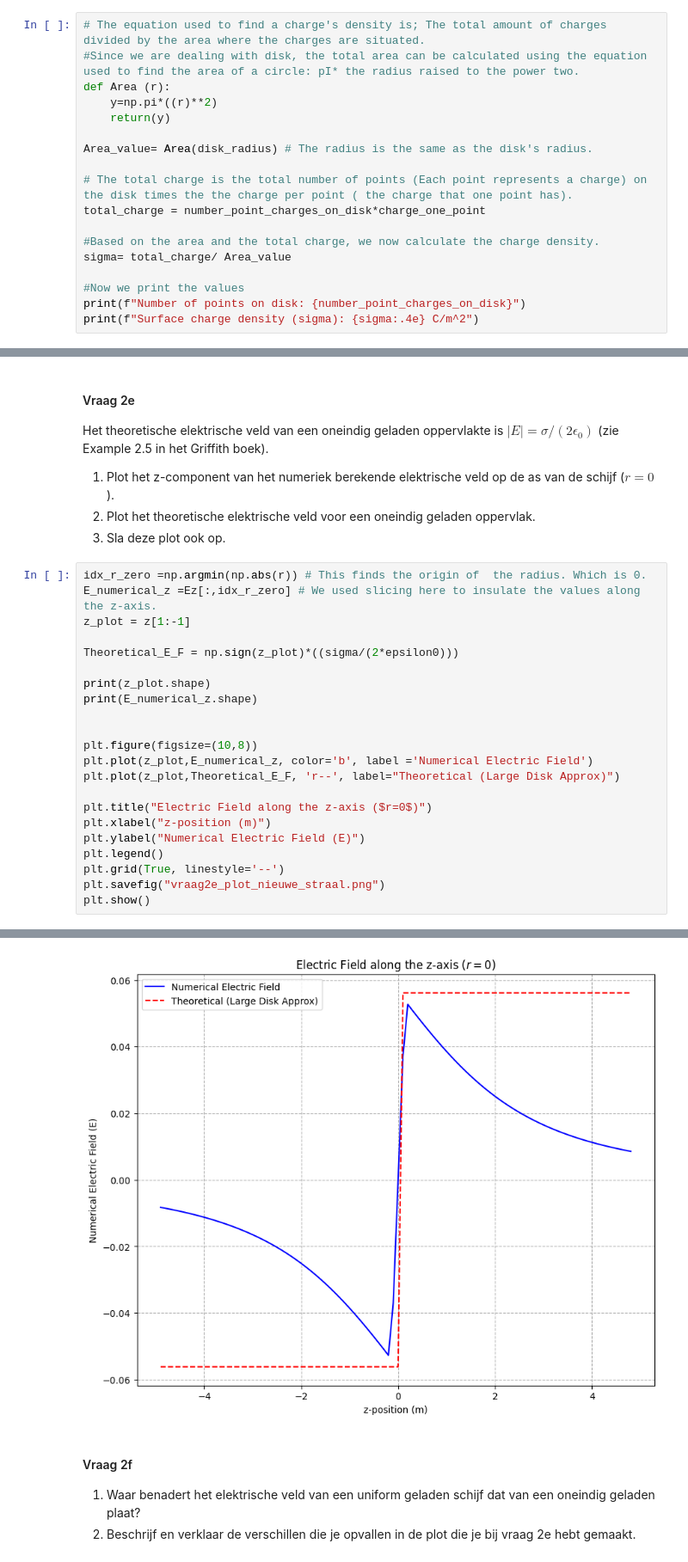
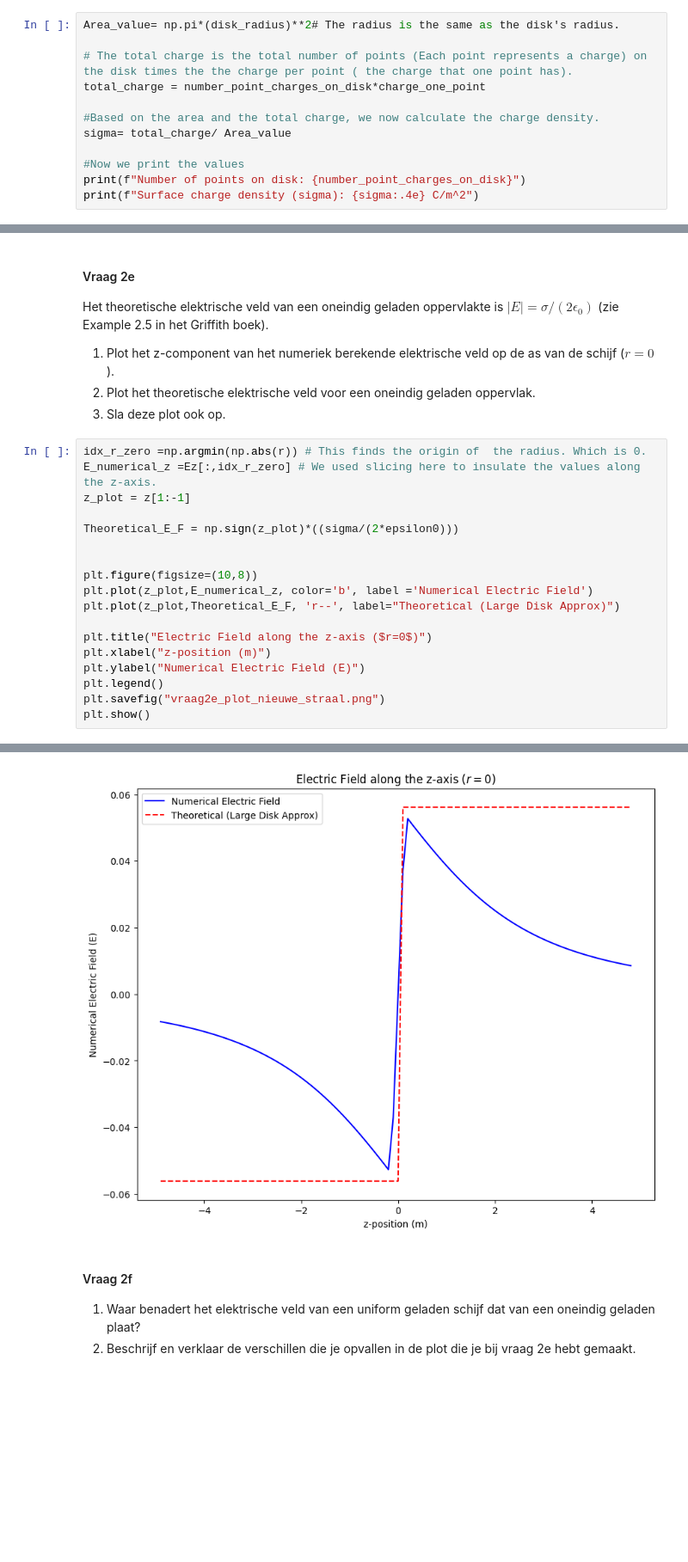
Before and after one commit to sralmulder-hash/opdrachten-DEF-D, a Jupyter notebook: DigitaleOntwerpopdrachten/1CondensatorOpdracht/CondensatorOntwerpopdracht.ipynb, the cells around one changed output, grey strips where cells are left out. Shown at 86% size. Cells and saved outputs as stored; diff of their text form; blank space fills up the shorter version.

```diff
--- a/DigitaleOntwerpopdrachten/1CondensatorOpdracht/CondensatorOntwerpopdracht.ipynb
+++ b/DigitaleOntwerpopdrachten/1CondensatorOpdracht/CondensatorOntwerpopdracht.ipynb
@@ -218,13 +218,7 @@ Pas de cel die je in vraag 2a hebt aangepast weer aan naar de originele waardes.
 Het aantal punten dat gebruikt wordt om de schijf te creëren is number_point_charges_on_disk en de lading van een punt is charge_one_point in Coulomb.
 1. Bereken en print de ladingsdichtheid $\sigma$ met een correcte eenheid.
 # %%
-# The equation used to find a charge's density is; The total amount of charges divided by the area where the charges are situated.
-#Since we are dealing with disk, the total area can be calculated using the equation used to find the area of a circle: pI* the radius raised to the power two.
-def Area (r):
-    y=np.pi*((r)**2)
-    return(y)
-
-Area_value= Area(disk_radius) # The radius is the same as the disk's radius.
+Area_value= np.pi*(disk_radius)**2# The radius is the same as the disk's radius.
 
 # The total charge is the total number of points (Each point represents a charge) on the disk times the the charge per point ( the charge that one point has).
 total_charge = number_point_charges_on_disk*charge_one_point
@@ -320,9 +308,6 @@ E_numerical_z =Ez[:,idx_r_zero] # We used slicing here to insulate the values al
 z_plot = z[1:-1]
 
 Theoretical_E_F = np.sign(z_plot)*((sigma/(2*epsilon0)))
-
-print(z_plot.shape)
-print(E_numerical_z.shape)
 
 
 plt.figure(figsize=(10,8))
@@ -333,7 +318,6 @@ plt.title("Electric Field along the z-axis ($r=0$)")
 plt.xlabel("z-position (m)")
 plt.ylabel("Numerical Electric Field (E)")
 plt.legend()
-plt.grid(True, linestyle='--')
 plt.savefig("vraag2e_plot_nieuwe_straal.png")
 plt.show()
 # %% [output]
@@ -342,4 +324,4 @@ plt.show()
-[figure, old version]
+[figure, new version]
 # %% [markdown]
 #### Vraag 2f
 1. Waar benadert het elektrische veld van een uniform geladen schijf dat van een oneindig geladen plaat?
```
Also changed, not shown: parts of 21 cells of this notebook, 3 other files.
